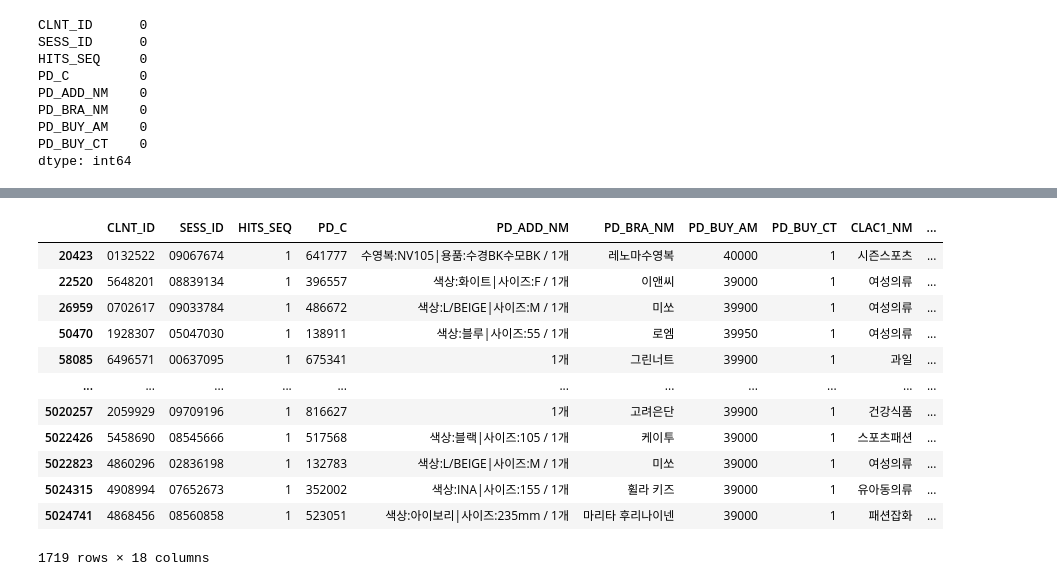
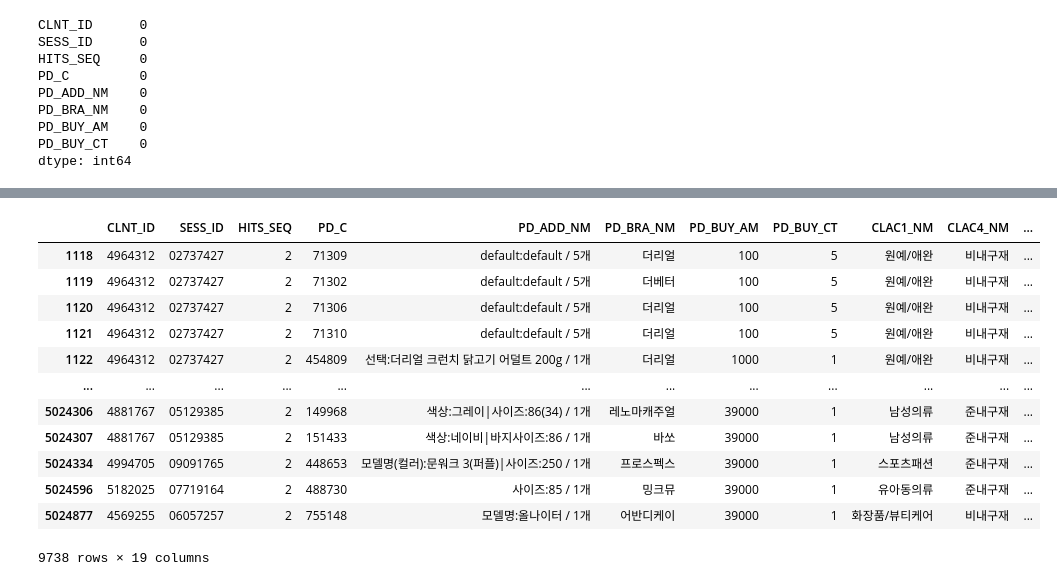
Before and after one commit to chldnjstjr/Lpoint, a Jupyter notebook: Preprocessing.ipynb, the cells around one changed output, grey strips where cells are left out. Drawn from its saved outputs; the diff is of its cells as text; code cells hidden in the pictures.

```diff
--- a/Preprocessing.ipynb
+++ b/Preprocessing.ipynb
@@ -137,0 +168,7 @@ dtype: int64
+# %%
+# 복사했던 파생변수를 내구재, 준내구재, 비내구재로 변환함. 상품권은 일단 냅뒀음. 바로 삭제할 것임.
+master=master.replace({'CLAC4_NM':{'가구':'내구재' ,'건강식품': '비내구재', '계절가전':'내구재', '과일':'비내구재', '구기/필드스포츠':'준내구재', '남성의류':'준내구재', '냉동식품':'비내구재', '냉장/세탁가전':'내구재',
+       '냉장식품':'비내구재', '모바일':'내구재', '문구/사무용품':'비내구재', '상품권':'상품권', '생활/주방가전':'내구재', '세제/위생':'비내구재', '속옷/양말/홈웨어':'준내구재',
+       '스포츠패션':'준내구재', '시즌스포츠':'준내구재', '식기/조리기구':'준내구재', '아웃도어/레저':'준내구재', '여성의류':'준내구재', '영상/음향가전':'내구재', '완구':'준내구재',
+       '원예/애완':'비내구재', '유아동의류':'준내구재', '음료':'비내구재', '인테리어/조명':'내구재', '자동차용품':'내구재', '주방잡화':'준내구재', '청소/세탁/욕실용품':'비내구재', '축산물':'비내구재',
+       '출산/육아용품':'준내구재', '침구/수예':'비내구재', '컴퓨터':'내구재', '패션잡화':'준내구재', '퍼스널케어':'비내구재', '헬스/피트니스':'준내구재', '화장품/뷰티케어':'비내구재'}})
@@ -137,0 +188,4 @@ dtype: int64
+# %%
+#대분류 상품권에 해당하는 행 삭제
+master=master[master.CLAC1_NM !='상품권']
+len(master) #상품권 삭제 후 남은 행
@@ -138 +194,5 @@ dtype: int64
+# %%
+#분석에 쓸모 없는 일부 변수 삭제
+#집단 간 분석을 하는 데에 있어서 대분류 37개도 많다고 느꼈기 때문에 품명, 중분류, 소분류 삭제
+master.drop(['PD_NM', 'CLAC2_NM', 'CLAC3_NM'], axis='columns', inplace=True)
 # %%
@@ -153,5 +204,6 @@ search2 = pd.read_csv(srch2csv)
 # %%
-prdmas = pd.merge(prd,master[["PD_C", "CLAC1_NM"]],on=['PD_C'],how='left')
+#데이터셋 결합
+prdmas = pd.merge(prd,master[["PD_C", "CLAC1_NM", "CLAC4_NM"]],on=['PD_C'],how='left') #Product(구매이력)와 상품분류()
 prdmc = pd.merge(prdmas,custom,on=['CLNT_ID'],how='left')
 prdmcs = pd.merge(prdmc, session, how='inner', on=['CLNT_ID', 'SESS_ID'])
 # %%
@@ -214,18 +292,16 @@ prdmcs.head() #그냥 한 번 쭉 본다
 # %%
-is_1 = prdmcs['HITS_SEQ']<2
-is1 = prdmcs[is_1]
-is1
+prdmcs[prdmcs['HITS_SEQ']==2]
 # %% [output]
-|  | CLNT_ID | SESS_ID | HITS_SEQ | PD_C | PD_ADD_NM | PD_BRA_NM | PD_BUY_AM | PD_BUY_CT | CLAC1_NM | ... |
-| 20423 | 0132522 | 09067674 | 1 | 641777 | 수영복:NV105|용품:수경BK수모BK / 1개 | 레노마수영복 | 40000 | 1 | 시즌스포츠 | ... |
-| 22520 | 5648201 | 08839134 | 1 | 396557 | 색상:화이트|사이즈:F / 1개 | 이앤씨 | 39000 | 1 | 여성의류 | ... |
-| 26959 | 0702617 | 09033784 | 1 | 486672 | 색상:L/BEIGE|사이즈:M / 1개 | 미쏘 | 39900 | 1 | 여성의류 | ... |
-| 50470 | 1928307 | 05047030 | 1 | 138911 | 색상:블루|사이즈:55 / 1개 | 로엠 | 39950 | 1 | 여성의류 | ... |
-| 58085 | 6496571 | 00637095 | 1 | 675341 | 1개 | 그린너트 | 39900 | 1 | 과일 | ... |
-| ... | ... | ... | ... | ... | ... | ... | ... | ... | ... | ... |
-| 5020257 | 2059929 | 09709196 | 1 | 816627 | 1개 | 고려은단 | 39900 | 1 | 건강식품 | ... |
-| 5022426 | 5458690 | 08545666 | 1 | 517568 | 색상:블랙|사이즈:105 / 1개 | 케이투 | 39000 | 1 | 스포츠패션 | ... |
-| 5022823 | 4860296 | 02836198 | 1 | 132783 | 색상:L/BEIGE|사이즈:M / 1개 | 미쏘 | 39000 | 1 | 여성의류 | ... |
-| 5024315 | 4908994 | 07652673 | 1 | 352002 | 색상:INA|사이즈:155 / 1개 | 휠라 키즈 | 39000 | 1 | 유아동의류 | ... |
-| 5024741 | 4868456 | 08560858 | 1 | 523051 | 색상:아이보리|사이즈:235mm / 1개 | 마리타 후리나이넨 | 39000 | 1 | 패션잡화 | ... |
+|  | CLNT_ID | SESS_ID | HITS_SEQ | PD_C | PD_ADD_NM | PD_BRA_NM | PD_BUY_AM | PD_BUY_CT | CLAC1_NM | CLAC4_NM | ... |
+| 1118 | 4964312 | 02737427 | 2 | 71309 | default:default / 5개 | 더리얼 | 100 | 5 | 원예/애완 | 비내구재 | ... |
+| 1119 | 4964312 | 02737427 | 2 | 71302 | default:default / 5개 | 더베터 | 100 | 5 | 원예/애완 | 비내구재 | ... |
+| 1120 | 4964312 | 02737427 | 2 | 71306 | default:default / 5개 | 더리얼 | 100 | 5 | 원예/애완 | 비내구재 | ... |
+| 1121 | 4964312 | 02737427 | 2 | 71310 | default:default / 5개 | 더리얼 | 100 | 5 | 원예/애완 | 비내구재 | ... |
+| 1122 | 4964312 | 02737427 | 2 | 454809 | 선택:더리얼 크런치 닭고기 어덜트 200g / 1개 | 더리얼 | 1000 | 1 | 원예/애완 | 비내구재 | ... |
+| ... | ... | ... | ... | ... | ... | ... | ... | ... | ... | ... | ... |
+| 5024306 | 4881767 | 05129385 | 2 | 149968 | 색상:그레이|사이즈:86(34) / 1개 | 레노마캐주얼 | 39000 | 1 | 남성의류 | 준내구재 | ... |
+| 5024307 | 4881767 | 05129385 | 2 | 151433 | 색상:네이비|바지사이즈:86 / 1개 | 바쏘 | 39000 | 1 | 남성의류 | 준내구재 | ... |
+| 5024334 | 4994705 | 09091765 | 2 | 448653 | 모델명(컬러):문워크 3(퍼플)|사이즈:250 / 1개 | 프로스펙스 | 39000 | 1 | 스포츠패션 | 준내구재 | ... |
+| 5024596 | 5182025 | 07719164 | 2 | 488730 | 사이즈:85 / 1개 | 밍크뮤 | 39000 | 1 | 유아동의류 | 준내구재 | ... |
+| 5024877 | 4569255 | 06057257 | 2 | 755148 | 모델명:올나이터 / 1개 | 어반디케이 | 39000 | 1 | 화장품/뷰티케어 | 비내구재 | ... |
-1719 rows × 18 columns
+9738 rows × 19 columns
```
Also changed, not shown: parts of 20 cells of this notebook.
